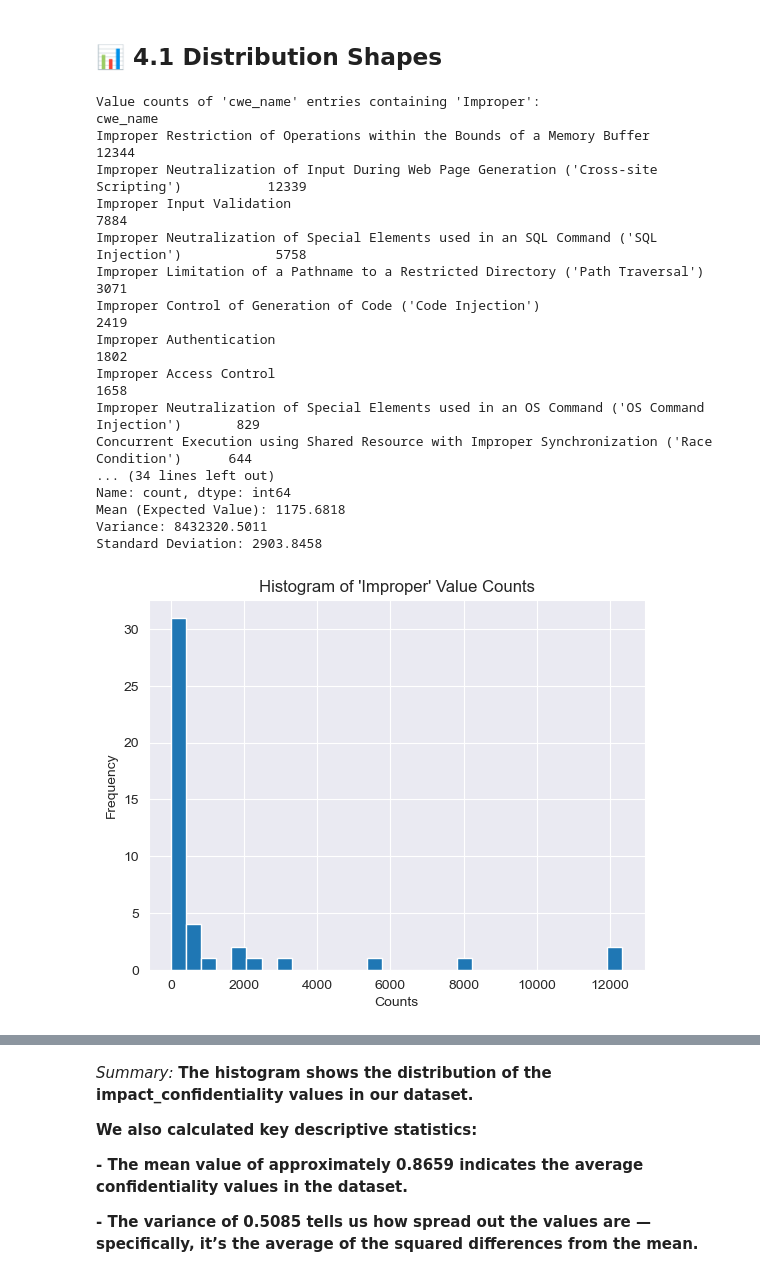
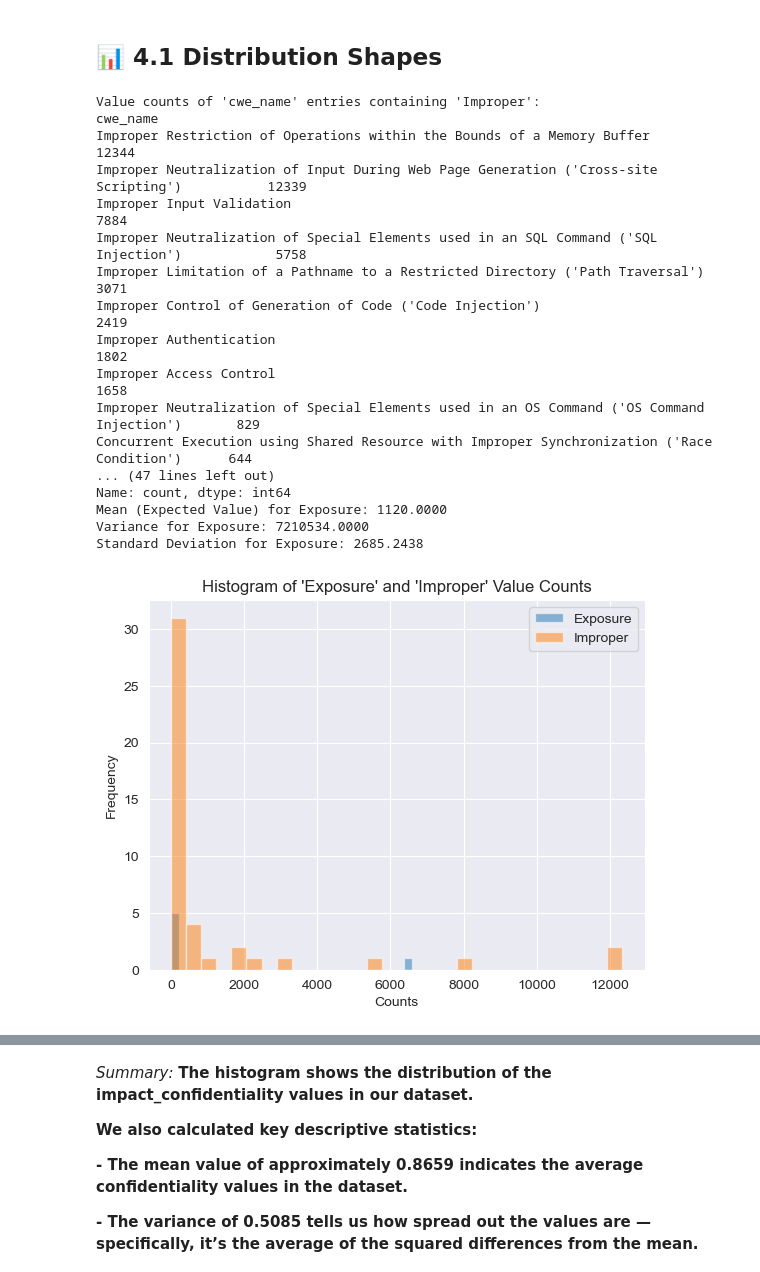
Before and after one commit to 01Qin/DataAnalytics, a Jupyter notebook: mini_project/Common Vulnerability.ipynb, the cells around one changed output, grey strips where cells are left out. Cells and saved outputs as stored; diff of their text form; code cells hidden in the pictures.

```diff
--- a/mini_project/Common Vulnerability.ipynb
+++ b/mini_project/Common Vulnerability.ipynb
@@ -331,43 +331,83 @@ Interquartile Range (IQR) of confidentiality: 1.00
 # %%
 # Value counts of all entries in 'cwe_name' that contain 'Improper'
 improper_value_counts = df.loc[df['cwe_name'].str.contains('Improper', case=False, na=False), 'cwe_name'].value_counts()
 print(f"\nValue counts of 'cwe_name' entries containing 'Improper':\n{improper_value_counts}")
 
 # Create a new DataFrame from the value counts
 improper_counts_df = pd.DataFrame({'cwe_name': improper_value_counts.index, 'count': improper_value_counts.values})
 
+# Calculate mean, variance, and std of the 'val' column in improper_counts_df
+improper_mean_val = improper_counts_df['count'].mean()
+improper_var_val =  improper_counts_df['count'].var()     # sample variance
+improper_std_val =  improper_counts_df['count'].std()     # sample standard deviation
 
-# # Calculate mean, variance, and std of the 'val' column in improper_counts_df
-mean_val = improper_counts_df['count'].mean()
-var_val =  improper_counts_df['count'].var()     # sample variance
-std_val =  improper_counts_df['count'].std()     # sample standard deviation
+print(f"Mean (Expected Value) for Improper: {improper_mean_val:.4f}")
+print(f"Variance for Improper: {improper_var_val:.4f}")
+print(f"Standard Deviation for Improper: {improper_std_val:.4f}")
 
-print(f"Mean (Expected Value): {mean_val:.4f}")
-print(f"Variance: {var_val:.4f}")
-print(f"Standard Deviation: {std_val:.4f}")
+
+# Value counts of all entries in 'cwe_name' that contain 'Exposure'
+Exposure_value_counts = df.loc[df['cwe_name'].str.contains('Exposure', case=False, na=False), 'cwe_name'].value_counts()
+print(f"\nValue counts of 'cwe_name' entries containing 'Exposure':\n{Exposure_value_counts}")
+
+# Create a new DataFrame from the value counts
+Exposure_counts_df = pd.DataFrame({'cwe_name': Exposure_value_counts.index, 'count': Exposure_value_counts.values})
+
+# # Calculate mean, variance, and std of the 'val' column in Exposure_counts_df
+Exposure_mean_val = Exposure_counts_df['count'].mean()
+Exposure_var_val =  Exposure_counts_df['count'].var()     # sample variance
+Exposure_std_val =  Exposure_counts_df['count'].std()     # sample standard deviation
+
+print(f"Mean (Expected Value) for Exposure: {mean_val:.4f}")
+print(f"Variance for Exposure: {var_val:.4f}")
+print(f"Standard Deviation for Exposure: {std_val:.4f}")
+
+# Create a DataFrame for the means and standard deviations
+stats = pd.DataFrame({
+    'Mean_Exposure': [Exposure_mean_val],
+    'Mean_Improper': [improper_mean_val],
+    'Std_Exposure': [Exposure_std_val],
+    'Std_Improper': [improper_std_val]
+})
 
 # Visualize distribution
-plt.hist( improper_counts_df['count'], bins=30)
-plt.title(f"Histogram of 'Improper' Value Counts")
-plt.xlabel('Counts')
+plt.hist(Exposure_counts_df['count'], bins=30, alpha=0.5, label='Exposure')
+plt.hist(improper_counts_df['count'], bins=30, alpha=0.5, label='Improper')
+plt.title("Histogram of 'Exposure' and 'Improper' Value Counts")
+plt.xlabel("Counts")
 plt.ylabel("Frequency")
+plt.legend()
 plt.show()
+
+# Create a DataFrame for the means
+means = pd.DataFrame({'Exposure': [Exposure_mean_val], 'Improper': [improper_mean_val]})
+
+# Create a DataFrame for the standard deviations
+stds = pd.DataFrame({'Exposure': [Exposure_std_val], 'Improper': [improper_std_val]})
+
+# Plot the bar chart with error bars
+means.plot.bar(yerr=stds, rot=0, capsize=4) # capsize adds caps to error bars
+plt.title("Mean with Standard Deviation Error Bars")
+plt.xlabel('Exposure & Improper')
+plt.ylabel("Value")
+plt.tight_layout()
+plt.show()
 # %% [output]
 Value counts of 'cwe_name' entries containing 'Improper':
 cwe_name
 Improper Restriction of Operations within the Bounds of a Memory Buffer                        12344
 Improper Neutralization of Input During Web Page Generation ('Cross-site Scripting')           12339
 Improper Input Validation                                                                       7884
 Improper Neutralization of Special Elements used in an SQL Command ('SQL Injection')            5758
 Improper Limitation of a Pathname to a Restricted Directory ('Path Traversal')                  3071
 Improper Control of Generation of Code ('Code Injection')                                       2419
 Improper Authentication                                                                         1802
 Improper Access Control                                                                         1658
 Improper Neutralization of Special Elements used in an OS Command ('OS Command Injection')       829
 Concurrent Execution using Shared Resource with Improper Synchronization ('Race Condition')      644
-... (34 lines left out)
+... (47 lines left out)
 Name: count, dtype: int64
-Mean (Expected Value): 1175.6818
-Variance: 8432320.5011
-Standard Deviation: 2903.8458
+Mean (Expected Value) for Exposure: 1120.0000
+Variance for Exposure: 7210534.0000
+Standard Deviation for Exposure: 2685.2438
-[figure, old version]
+[figure, new version]
```
Also changed, not shown: parts of 2 cells of this notebook.
